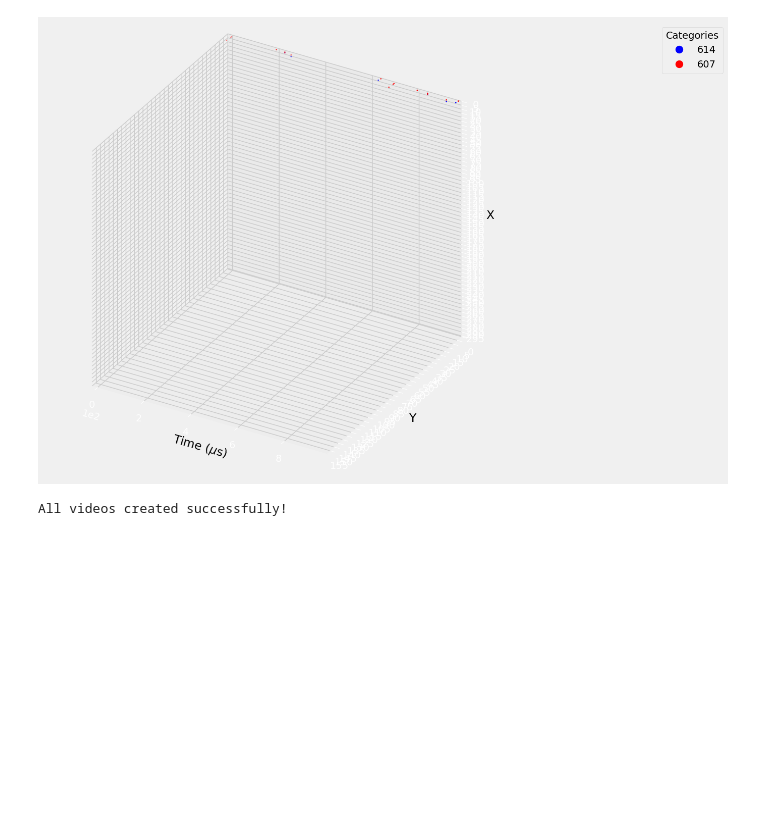
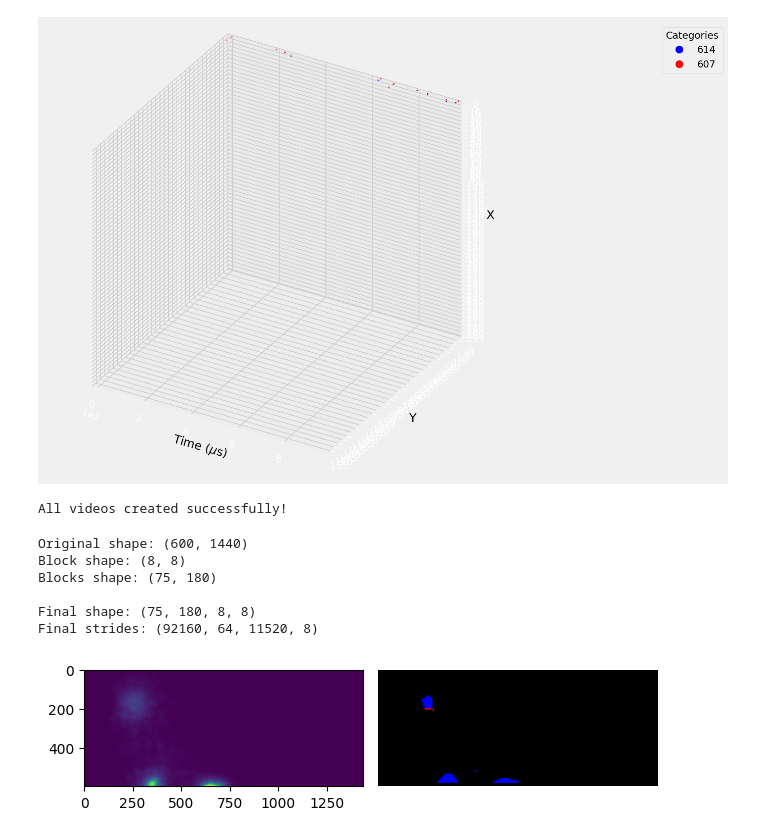
Before and after one commit to Menonlab-Rich/hyperscope, a Jupyter notebook: notebooks/spatiotemporal/optical_flow.ipynb, the cells around one changed output. Drawn from its saved outputs; the diff is of its cells as text; code cells hidden in the pictures; blank space fills up the shorter version.

```diff
--- a/notebooks/spatiotemporal/optical_flow.ipynb
+++ b/notebooks/spatiotemporal/optical_flow.ipynb
@@ -1508,3 +1515,57 @@ for key in speed_stats:
 print("Speed statistics (microns/s):")
 for key, value in speed_stats.items():
     print(f"{key}: {value:.2f}")
+# %%
+
+def get_color(category):
+    category_colors = {
+        2: np.array([0, 0, 1]),  # Red for 605 nm (R, G, B)
+        1: np.array([1, 0, 0]),  # Blue for 625 nm (R, G, B)
+        0: np.array([0, 0, 0]),    # black for uncategorized (0 is uncategorized)
+    }
+    return category_colors.get(category, [0, 0, 0])  # Default to black if category not found
+
+def block_view(A, block_shape):
+    # Print intermediate values for clarity
+    blocks_shape = (A.shape[0] // block_shape[0], A.shape[1] // block_shape[1])
+    print("Original shape:", A.shape)
+    print("Block shape:", block_shape)
+    print("Blocks shape:", blocks_shape)
+
+    shape = blocks_shape + block_shape
+    strides = (block_shape[0] * A.strides[0],
+              block_shape[1] * A.strides[1]) + A.strides
+
+    print("\nFinal shape:", shape)
+    print("Final strides:", strides)
+
+    return np.lib.stride_tricks.as_strided(A, shape=shape, strides=strides)
+
+def create_color_image_vectorized(categorical_array):
+    # Vectorize the get_color function
+    vectorized_get_color = np.vectorize(get_color, signature='()->(3)')
+
+    # Apply the vectorized function to the categorical array
+    color_image = vectorized_get_color(categorical_array)
+
+    return color_image
+
+
+res = send_image_for_segmentation('/mnt/d/hyper-scope/data/interim/capillary/imgs/image_20240730_135200_369260_01.tif', 0, patch_size=64)
+for r in res:
+    plt.subplot(121)
+    plt.imshow(r.load_image())
+
+    plt.subplot(122)
+    categorical_array = r.assemble_patches()
+    color_image = create_color_image_vectorized(categorical_array).astype(np.uint8) * 255
+    plt.imshow(color_image)
+    plt.axis('off')
+# %% [output]
+Original shape: (600, 1440)
+Block shape: (8, 8)
+Blocks shape: (75, 180)
+
+Final shape: (75, 180, 8, 8)
+Final strides: (92160, 64, 11520, 8)
+[figure, added]
```
Also changed, not shown: parts of 1 cell of this notebook, 9 other files.
